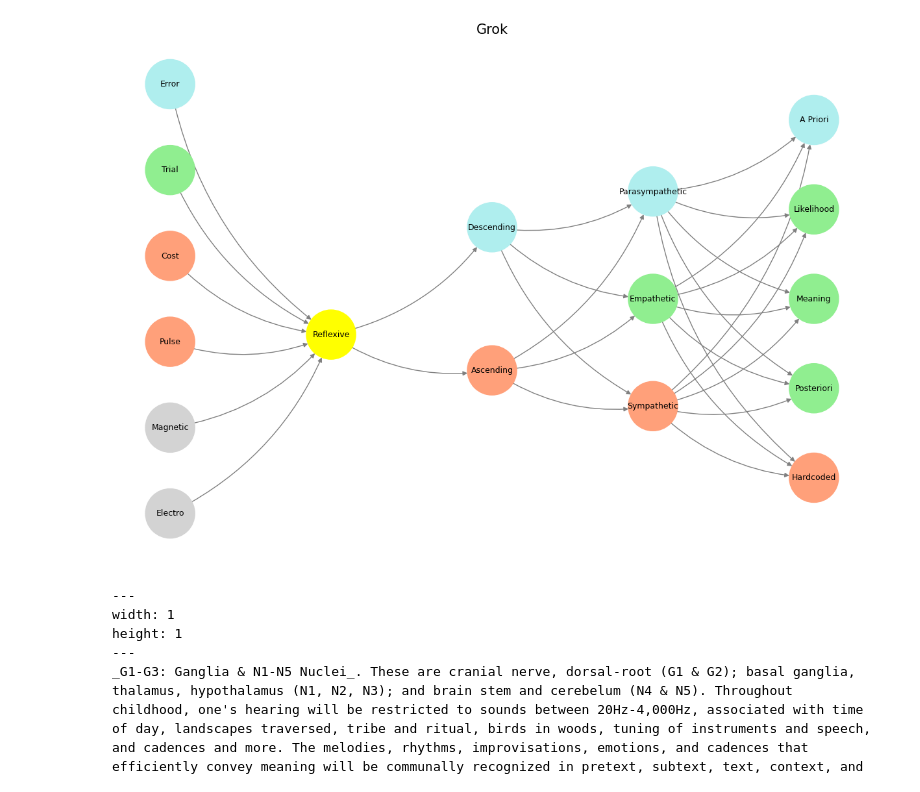
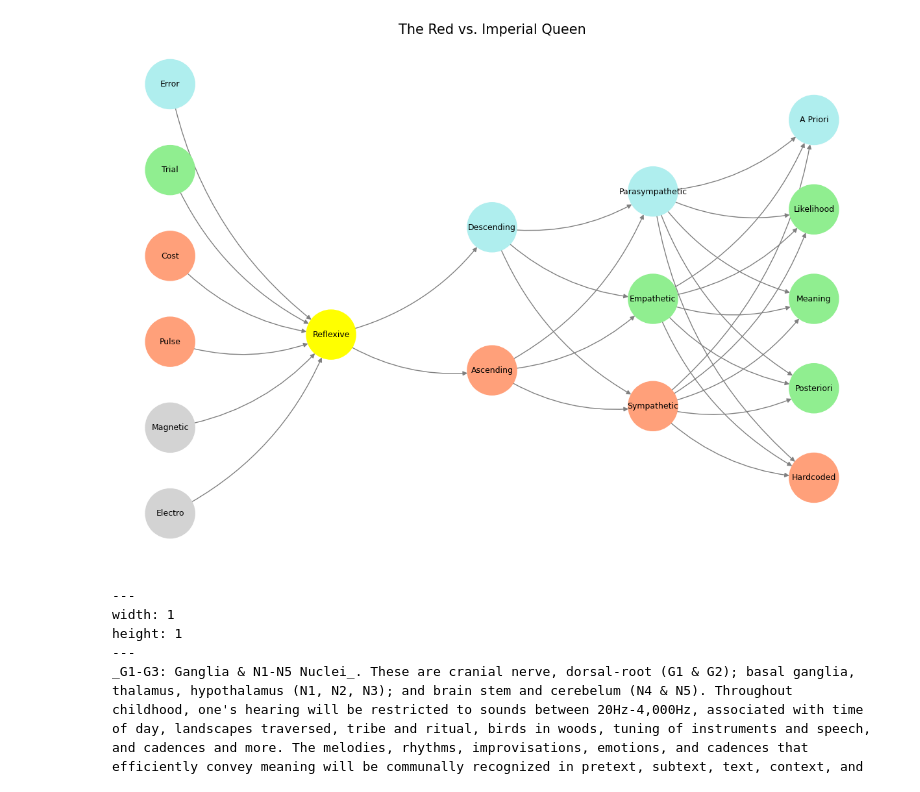
Before and after one commit to abikesa/palate, a Jupyter notebook: kitabo/ensi/_build/jupyter_execute/act3/part2/part2_2.ipynb, the cells around one changed output. Saved outputs shown, nothing was run; the diff lists cells and outputs as text; code cells hidden in the pictures.

Commit message:
red vs imperial queen

````diff
--- a/kitabo/ensi/_build/jupyter_execute/act3/part2/part2_2.ipynb
+++ b/kitabo/ensi/_build/jupyter_execute/act3/part2/part2_2.ipynb
@@ -68,35 +68,35 @@ def visualize_nn():
     pos = {}
     node_colors = []
 
     # Add nodes and assign positions
     for i, (layer_name, nodes) in enumerate(layers.items()):
         positions = calculate_positions(nodes, x_offset=i * 2)
         for node, position in zip(nodes, positions):
             G.add_node(node, layer=layer_name)
             pos[node] = position
             node_colors.append(colors.get(node, 'lightgray'))
 
     # Add edges (automated for consecutive layers)
     layer_names = list(layers.keys())
     for i in range(len(layer_names) - 1):
         source_layer, target_layer = layer_names[i], layer_names[i + 1]
         for source in layers[source_layer]:
             for target in layers[target_layer]:
                 G.add_edge(source, target)
 
     # Draw the graph
     plt.figure(figsize=(12, 8))
     nx.draw(
         G, pos, with_labels=True, node_color=node_colors, edge_color='gray',
         node_size=3000, font_size=9, connectionstyle="arc3,rad=0.2"
     )
-    plt.title("Grok", fontsize=15)
+    plt.title("The Red vs. Imperial Queen", fontsize=15)
     plt.show()
 
 # Run the visualization
 visualize_nn()
 # %% [output]
-[figure, old version]
+[figure, new version]
 # %% [markdown]
 ```{figure} ../../figures/blanche.*
 ---
````
Also changed, not shown: 9 other files.
